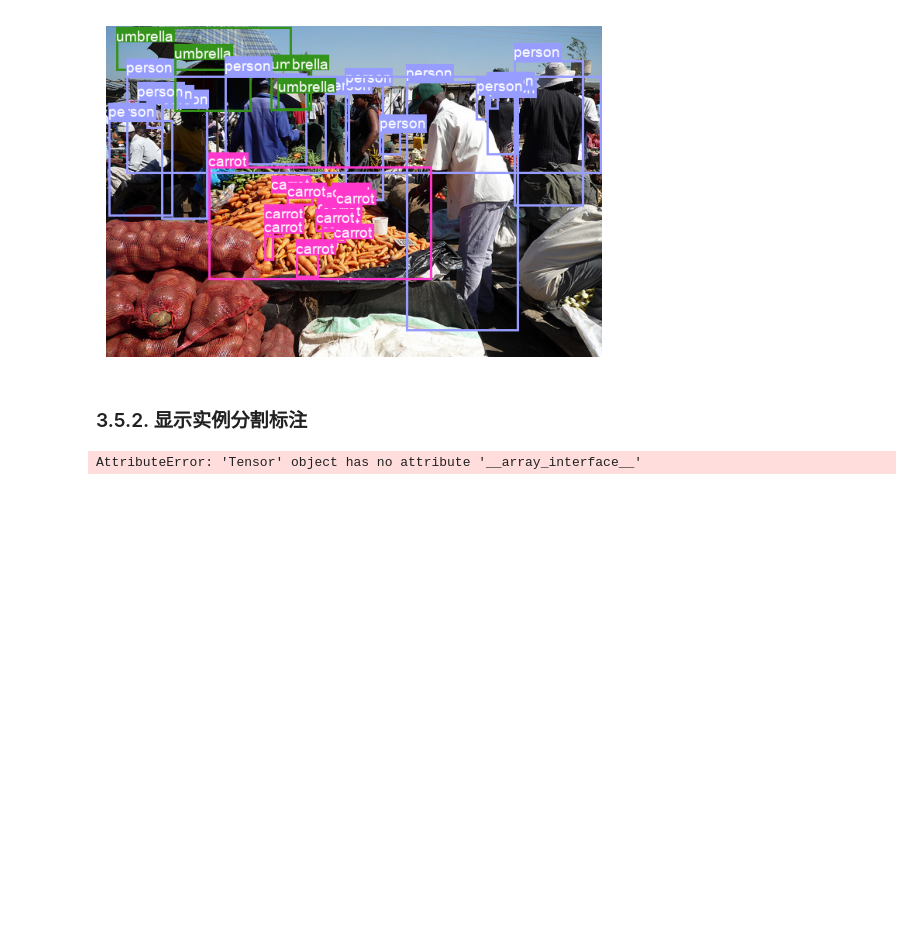
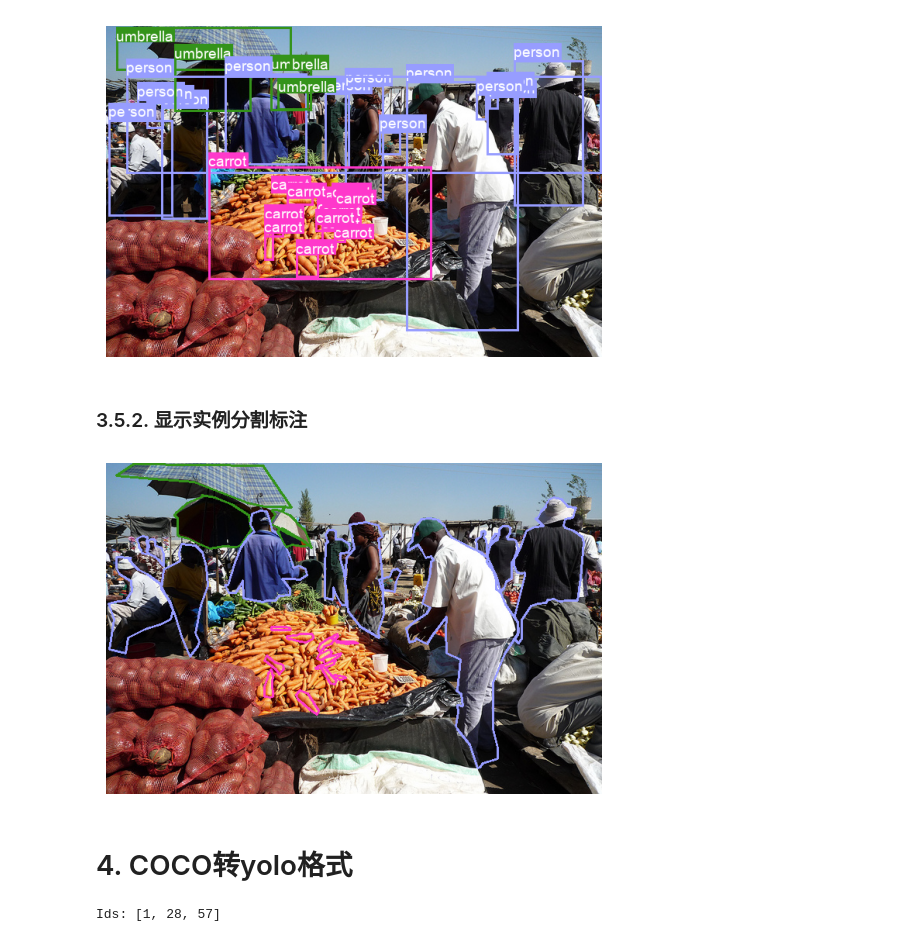
Before and after one commit to wgh-z/yolo_usage, a Jupyter notebook: 8.coco_tools.ipynb, the cells around one changed output. Saved outputs shown, nothing was run; the diff lists cells and outputs as text; code cells hidden in the pictures; blank space fills up the shorter version.

```diff
--- a/8.coco_tools.ipynb
+++ b/8.coco_tools.ipynb
@@ -11,7 +11,7 @@ from ultralytics.utils.plotting import Annotator, colors
 # %% [markdown]
 # 1、定义数据集路径
 # %%
-coco_path = r"E:\Projects\datasets\detect\COCO\coco"
+coco_path = r"F:\Projects\datasets\COCO\coco"
 dataset_type = "train2017"
 ann_file = os.path.join(coco_path, f'annotations/instances_{dataset_type}.json')
 print(f'Annotation file: {ann_file}')
@@ -128,25 +142,46 @@ plt.show()
 [figure]
 # %% [markdown]
 ### 3.5.2. 显示实例分割标注
-# %%
-import torch
-from copy import deepcopy
-im_seg = deepcopy(im)
-# 转tensor
-im_seg = torch.from_numpy(np.array(im_seg)).permute(2, 0, 1)
-im_gpu = im_seg.cuda()
-
-
-
-annotator_seg = Annotator(im_seg, line_width=3, pil=True)
-for ann in anns:
-    segmentation = ann['segmentation']
-    id = ann['category_id']
-    label = coco.cats[id]['name']
-    annotator_seg.masks(segmentation, colors(id, True), im_gpu)
-annotated_frame = annotator_seg.result()
-plt.axis('off')
-plt.imshow(annotated_frame)
-plt.show()
-# %% [output]
-AttributeError: 'Tensor' object has no attribute '__array_interface__'
+# %%
+from copy import deepcopy
+
+im_seg = deepcopy(im)
+im_seg = np.array(im_seg)
+
+for ann in anns:
+    polygons = []
+    color = []
+    id = ann['category_id']
+
+    if type(ann['segmentation']) == list:
+        for seg in ann['segmentation']:
+            seg = [int(pixel) for pixel in seg]
+            poly = np.array(seg).reshape((int(len(seg)/2), 2))
+            polygons.append(poly)
+
+        im_seg = cv2.polylines(im_seg, [poly], isClosed=True, color=colors(id, True), thickness=2)
+
+im_seg = Image.fromarray(im_seg)
+plt.axis('off')
+plt.imshow(im_seg)
+plt.show()
+# %% [output]
+[figure, added]
+# %% [markdown]
+# 4. COCO转yolo格式
+# %%
+ids = []
+for ann in anns:
+    bbox = ann['bbox']
+    x, y, w, h = bbox
+    xyxy = [x, y, x+w, y+h]
+    id = ann['category_id']
+    label = coco.cats[id]['name']
+
+    ids.append(id)
+    # print(f'Bounding box: {bbox}, id: {id}, Label: {label}')
+ids = list(set(ids))
+ids.sort()
+print(f'Ids: {ids}')
+# %% [output]
+Ids: [1, 28, 57]
```
Also changed, not shown: parts of 5 cells of this notebook, 2 other files.
